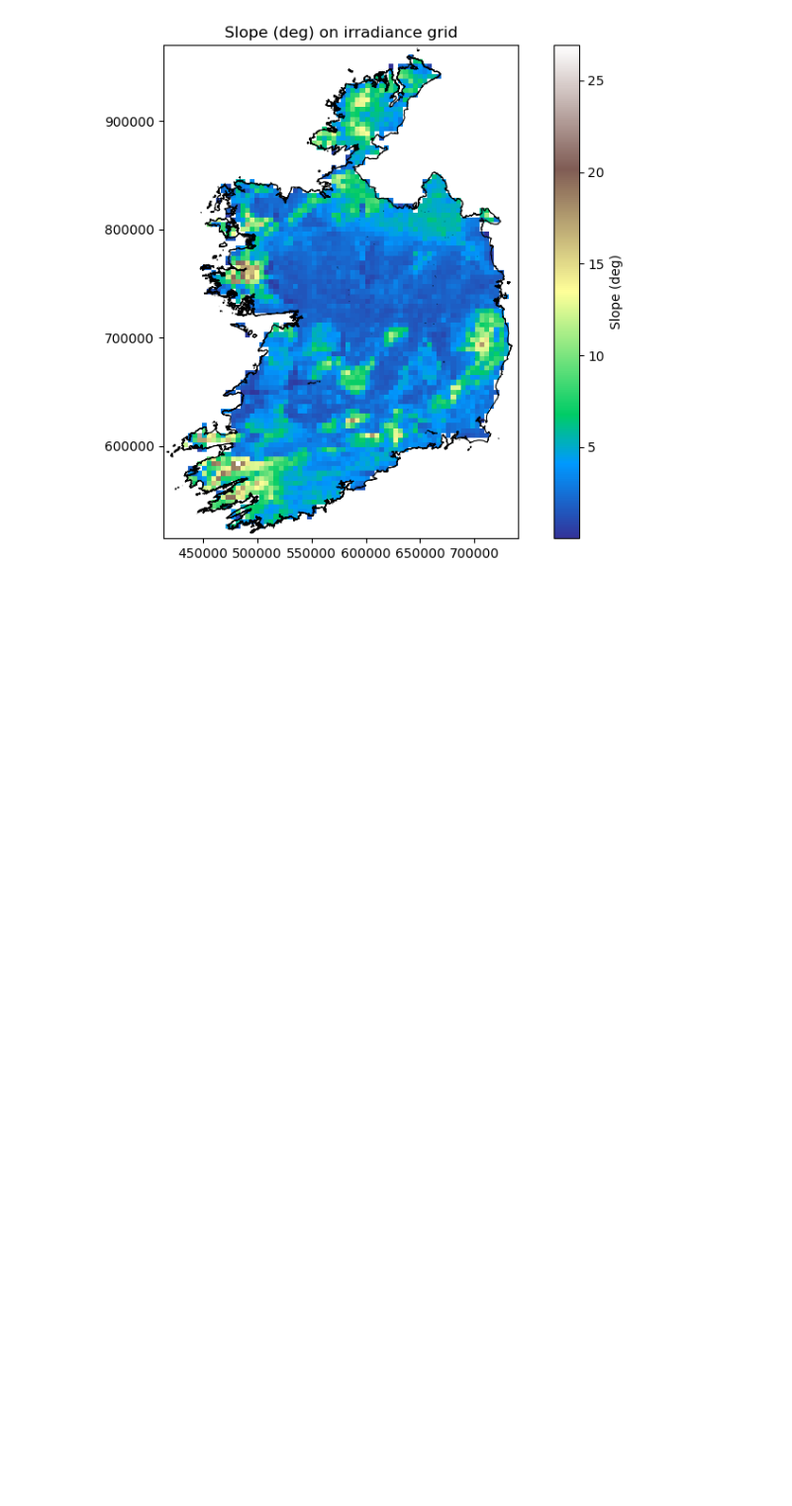
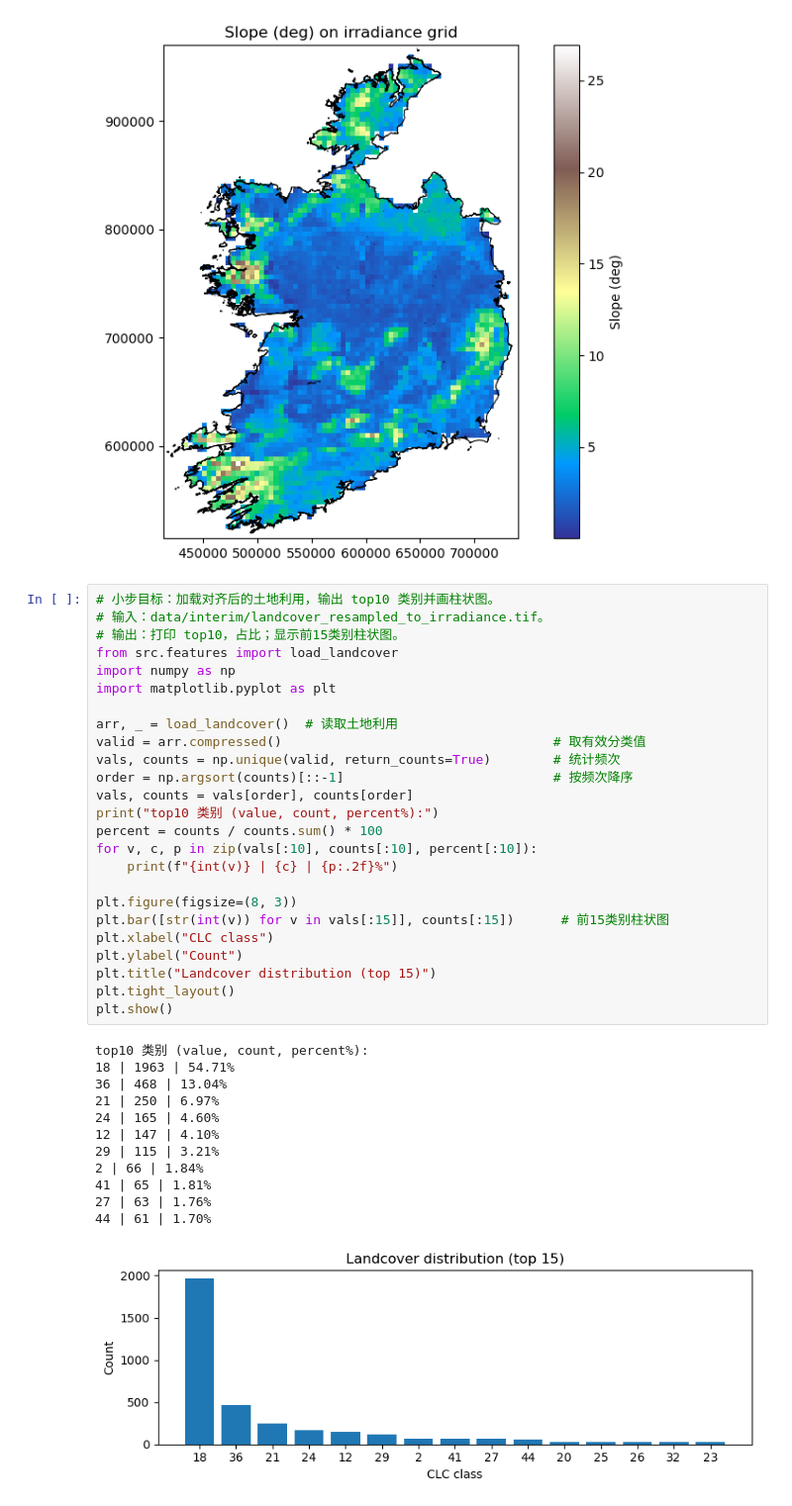
Before and after one commit to JustinUssuri/ai_renewable_site_demo, a Jupyter notebook: notebooks/01_explore_data.ipynb, the cells around one changed output. Shown: that part at 99% size. Saved outputs shown, nothing was run; the diff lists cells and outputs as text; blank space fills up the shorter version.

```diff
--- a/notebooks/01_explore_data.ipynb
+++ b/notebooks/01_explore_data.ipynb
@@ -125,3 +125,41 @@ plt.tight_layout()
 plt.show()
 # %% [output]
 [figure]
+# %%
+# 小步目标：加载对齐后的土地利用，输出 top10 类别并画柱状图。
+# 输入：data/interim/landcover_resampled_to_irradiance.tif。
+# 输出：打印 top10，占比；显示前15类别柱状图。
+from src.features import load_landcover
+import numpy as np
+import matplotlib.pyplot as plt
+
+arr, _ = load_landcover()  # 读取土地利用
+valid = arr.compressed()                                   # 取有效分类值
+vals, counts = np.unique(valid, return_counts=True)        # 统计频次
+order = np.argsort(counts)[::-1]                           # 按频次降序
+vals, counts = vals[order], counts[order]
+print("top10 类别 (value, count, percent%):")
+percent = counts / counts.sum() * 100
+for v, c, p in zip(vals[:10], counts[:10], percent[:10]):
+    print(f"{int(v)} | {c} | {p:.2f}%")
+
+plt.figure(figsize=(8, 3))
+plt.bar([str(int(v)) for v in vals[:15]], counts[:15])      # 前15类别柱状图
+plt.xlabel("CLC class")
+plt.ylabel("Count")
+plt.title("Landcover distribution (top 15)")
+plt.tight_layout()
+plt.show()
+# %% [output]
+top10 类别 (value, count, percent%):
+18 | 1963 | 54.71%
+36 | 468 | 13.04%
+21 | 250 | 6.97%
+24 | 165 | 4.60%
+12 | 147 | 4.10%
+29 | 115 | 3.21%
+2 | 66 | 1.84%
+41 | 65 | 1.81%
+27 | 63 | 1.76%
+44 | 61 | 1.70%
+[figure, added]
```
Also changed, not shown: 10 other files.
